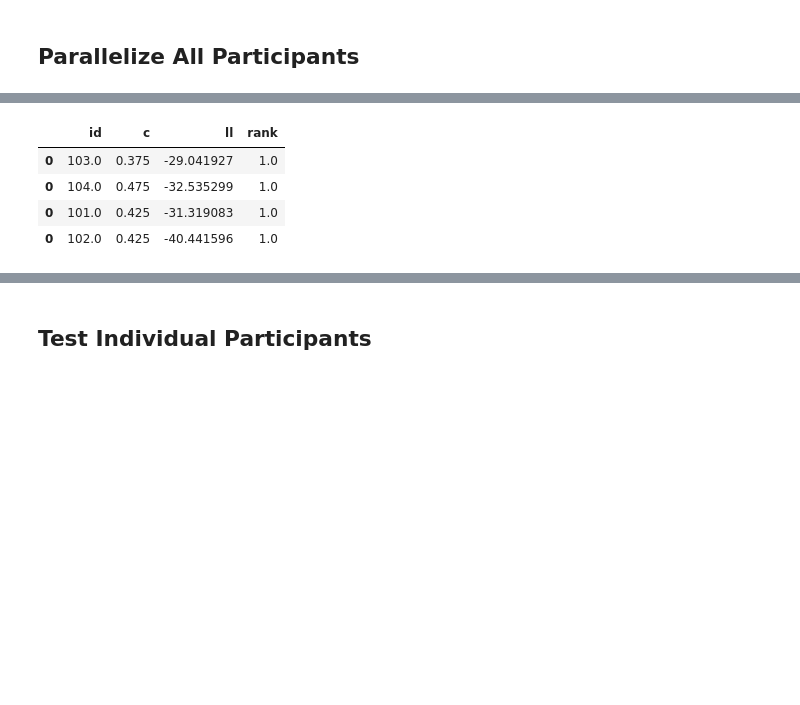
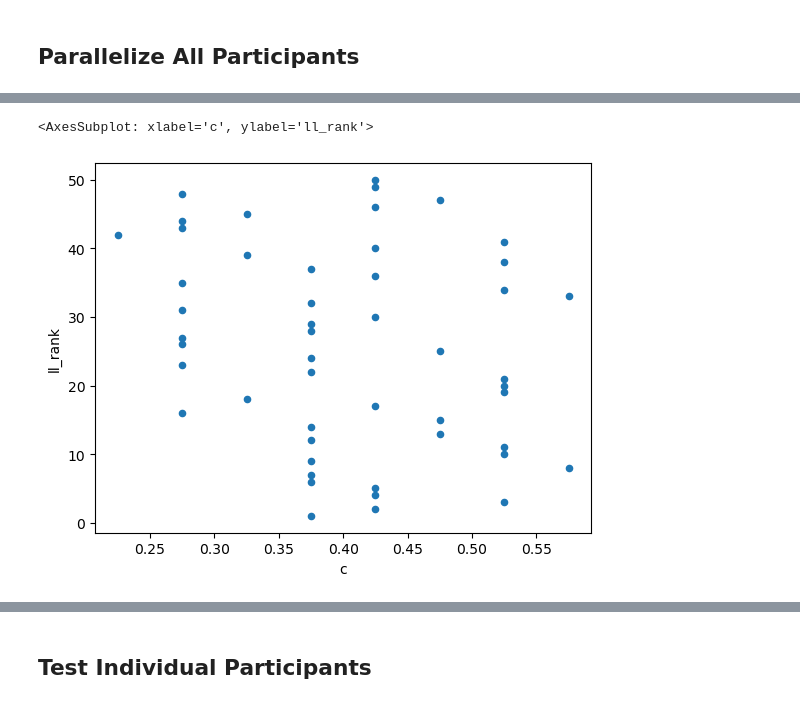
Before and after one commit to MirkoTh/Rational-Models-of-Categorization, a Jupyter notebook: particle-filter-rational-categorization.ipynb, the cells around one changed output, grey strips where cells are left out. Saved outputs shown, nothing was run; the diff lists cells and outputs as text; code cells hidden in the pictures; blank space fills up the shorter version.

```diff
--- a/particle-filter-rational-categorization.ipynb
+++ b/particle-filter-rational-categorization.ipynb
@@ -107,14 +122,15 @@ l_results_transfer = ptcl.multiprocessing_prediction(l_results)
 df_results_transfer = reduce(lambda x, y: pd.concat([x, y]), l_results_transfer)
 # %%
 df_results_transfer["rank"] = df_results_transfer.groupby("id")["ll"].rank(ascending=False)
-# %%
-df_results_transfer.sort_values("rank").head(4)
-# %% [output]
-|  | id | c | ll | rank |
-| 0 | 103.0 | 0.375 | -29.041927 | 1.0 |
-| 0 | 104.0 | 0.475 | -32.535299 | 1.0 |
-| 0 | 101.0 | 0.425 | -31.319083 | 1.0 |
-| 0 | 102.0 | 0.425 | -40.441596 | 1.0 |
+# %%
+df_top_rank = df_results_transfer.query("rank == 1").copy()
+# %%
+df_top_rank["ll_rank"] = df_top_rank["ll"].rank(ascending=False)
+# %%
+df_top_rank.sort_values("ll_rank").plot.scatter("c", "ll_rank")
+# %% [output]
+<AxesSubplot: xlabel='c', ylabel='ll_rank'>
+[figure, added]
 # %%
 fig, ax = plt.subplots(figsize=(5, 4))
 for label, df in df_results_transfer.groupby("id"):
```
Also changed, not shown: parts of 23 cells of this notebook, 1 other file.
